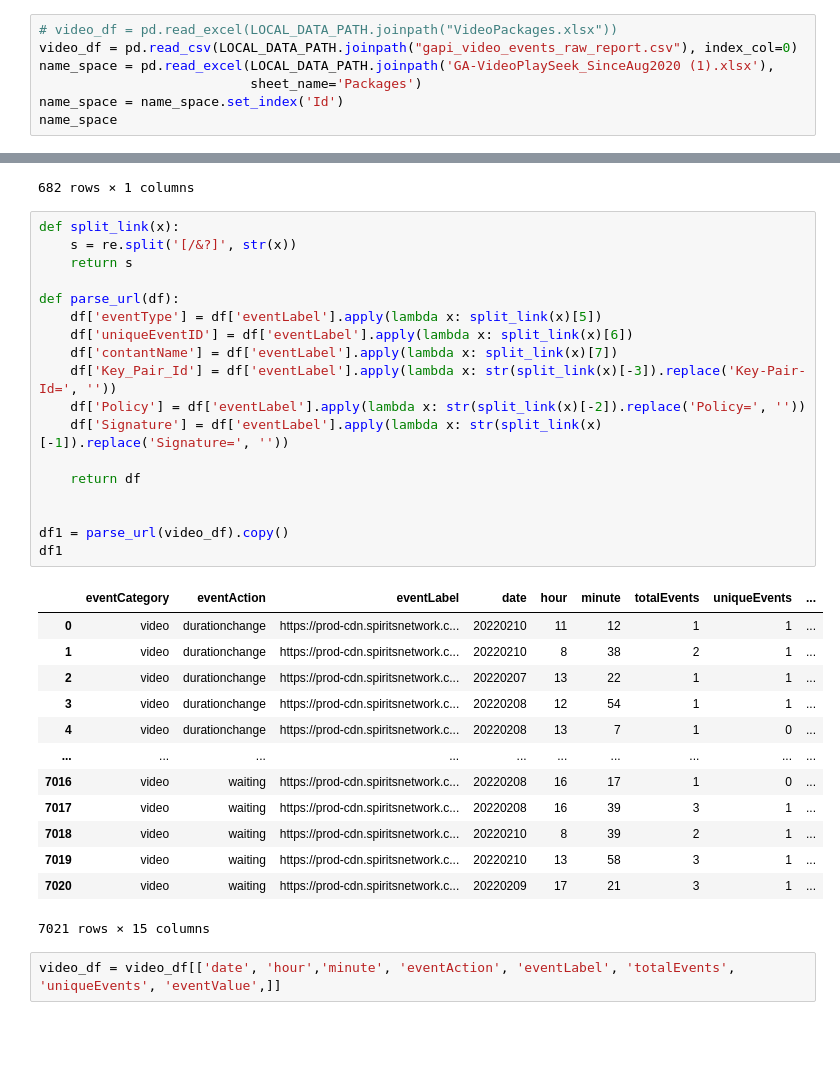
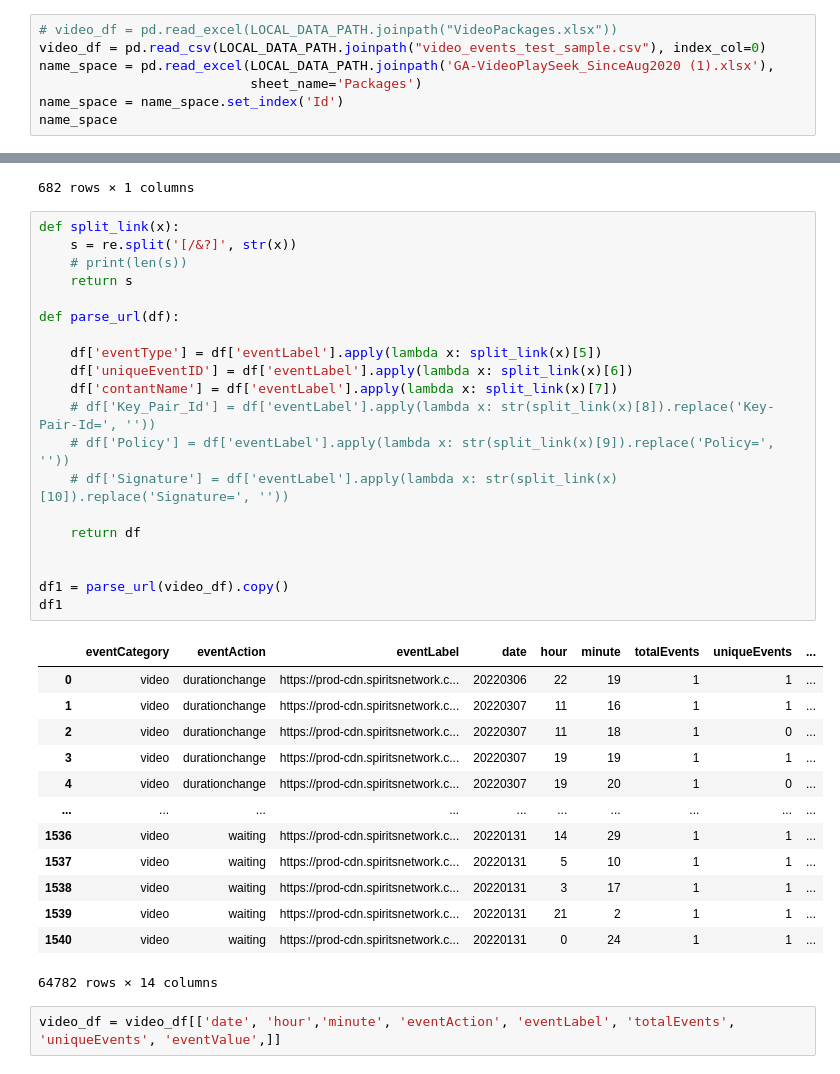
Before and after one commit to Vladykart/spirit_dashboard, a Jupyter notebook: notebooks/to_mongo_db.ipynb, the cells around one changed output, grey strips where cells are left out. Cells and saved outputs as stored; diff of their text form; blank space fills up the shorter version.

```diff
--- a/notebooks/to_mongo_db.ipynb
+++ b/notebooks/to_mongo_db.ipynb
@@ -10,7 +8,7 @@ import re
 WindowsPath('C:/Users/user/PycharmProjects/spirit_dashboard/data')
 # %%
 # video_df = pd.read_excel(LOCAL_DATA_PATH.joinpath("VideoPackages.xlsx"))
-video_df = pd.read_csv(LOCAL_DATA_PATH.joinpath("gapi_video_events_raw_report.csv"), index_col=0)
+video_df = pd.read_csv(LOCAL_DATA_PATH.joinpath("video_events_test_sample.csv"), index_col=0)
 name_space = pd.read_excel(LOCAL_DATA_PATH.joinpath('GA-VideoPlaySeek_SinceAug2020 (1).xlsx'),
                            sheet_name='Packages')
 name_space = name_space.set_index('Id')
@@ -33,35 +31,37 @@ name_space
 # %%
 def split_link(x):
     s = re.split('[/&?]', str(x))
+    # print(len(s))
     return s
 
 def parse_url(df):
+
     df['eventType'] = df['eventLabel'].apply(lambda x: split_link(x)[5])
     df['uniqueEventID'] = df['eventLabel'].apply(lambda x: split_link(x)[6])
     df['contantName'] = df['eventLabel'].apply(lambda x: split_link(x)[7])
-    df['Key_Pair_Id'] = df['eventLabel'].apply(lambda x: str(split_link(x)[-3]).replace('Key-Pair-Id=', ''))
-    df['Policy'] = df['eventLabel'].apply(lambda x: str(split_link(x)[-2]).replace('Policy=', ''))
-    df['Signature'] = df['eventLabel'].apply(lambda x: str(split_link(x)[-1]).replace('Signature=', ''))
+    # df['Key_Pair_Id'] = df['eventLabel'].apply(lambda x: str(split_link(x)[8]).replace('Key-Pair-Id=', ''))
+    # df['Policy'] = df['eventLabel'].apply(lambda x: str(split_link(x)[9]).replace('Policy=', ''))
+    # df['Signature'] = df['eventLabel'].apply(lambda x: str(split_link(x)[10]).replace('Signature=', ''))
 
     return df
 
 
 df1 = parse_url(video_df).copy()
 df1
 # %% [output]
 |  | eventCategory | eventAction | eventLabel | date | hour | minute | totalEvents | uniqueEvents | ... |
-| 0 | video | durationchange | https://prod-cdn.spiritsnetwork.c... | 20220210 | 11 | 12 | 1 | 1 | ... |
-| 1 | video | durationchange | https://prod-cdn.spiritsnetwork.c... | 20220210 | 8 | 38 | 2 | 1 | ... |
-| 2 | video | durationchange | https://prod-cdn.spiritsnetwork.c... | 20220207 | 13 | 22 | 1 | 1 | ... |
-| 3 | video | durationchange | https://prod-cdn.spiritsnetwork.c... | 20220208 | 12 | 54 | 1 | 1 | ... |
-| 4 | video | durationchange | https://prod-cdn.spiritsnetwork.c... | 20220208 | 13 | 7 | 1 | 0 | ... |
+| 0 | video | durationchange | https://prod-cdn.spiritsnetwork.c... | 20220306 | 22 | 19 | 1 | 1 | ... |
+| 1 | video | durationchange | https://prod-cdn.spiritsnetwork.c... | 20220307 | 11 | 16 | 1 | 1 | ... |
+| 2 | video | durationchange | https://prod-cdn.spiritsnetwork.c... | 20220307 | 11 | 18 | 1 | 0 | ... |
+| 3 | video | durationchange | https://prod-cdn.spiritsnetwork.c... | 20220307 | 19 | 19 | 1 | 1 | ... |
+| 4 | video | durationchange | https://prod-cdn.spiritsnetwork.c... | 20220307 | 19 | 20 | 1 | 0 | ... |
 | ... | ... | ... | ... | ... | ... | ... | ... | ... | ... |
-| 7016 | video | waiting | https://prod-cdn.spiritsnetwork.c... | 20220208 | 16 | 17 | 1 | 0 | ... |
-| 7017 | video | waiting | https://prod-cdn.spiritsnetwork.c... | 20220208 | 16 | 39 | 3 | 1 | ... |
-| 7018 | video | waiting | https://prod-cdn.spiritsnetwork.c... | 20220210 | 8 | 39 | 2 | 1 | ... |
-| 7019 | video | waiting | https://prod-cdn.spiritsnetwork.c... | 20220210 | 13 | 58 | 3 | 1 | ... |
-| 7020 | video | waiting | https://prod-cdn.spiritsnetwork.c... | 20220209 | 17 | 21 | 3 | 1 | ... |
+| 1536 | video | waiting | https://prod-cdn.spiritsnetwork.c... | 20220131 | 14 | 29 | 1 | 1 | ... |
+| 1537 | video | waiting | https://prod-cdn.spiritsnetwork.c... | 20220131 | 5 | 10 | 1 | 1 | ... |
+| 1538 | video | waiting | https://prod-cdn.spiritsnetwork.c... | 20220131 | 3 | 17 | 1 | 1 | ... |
+| 1539 | video | waiting | https://prod-cdn.spiritsnetwork.c... | 20220131 | 21 | 2 | 1 | 1 | ... |
+| 1540 | video | waiting | https://prod-cdn.spiritsnetwork.c... | 20220131 | 0 | 24 | 1 | 1 | ... |
-7021 rows × 15 columns
+64782 rows × 14 columns
 # %%
 video_df = video_df[['date', 'hour','minute', 'eventAction', 'eventLabel', 'totalEvents', 'uniqueEvents', 'eventValue',]]
 # %%
```
Also changed, not shown: parts of 17 cells of this notebook, 4 other files.
